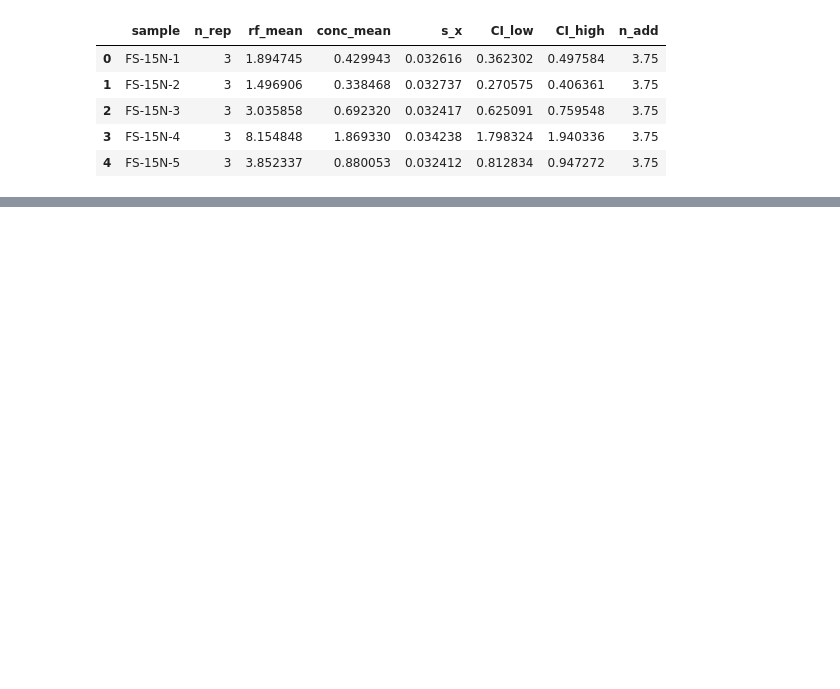
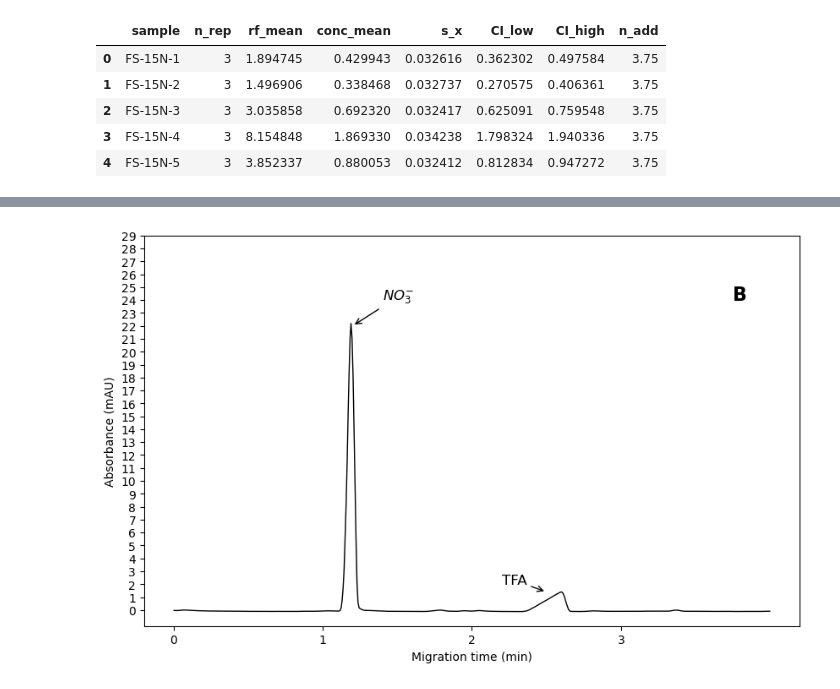
Before and after one commit to plashmore/nitrate_ce, a Jupyter notebook: 03-statistical_analysis/02-plots.ipynb, the cells around one changed output, grey strips where cells are left out. Cells and saved outputs as stored; diff of their text form; code cells hidden in the pictures; blank space fills up the shorter version.

```diff
--- a/03-statistical_analysis/02-plots.ipynb
+++ b/03-statistical_analysis/02-plots.ipynb
@@ -380,0 +227,17 @@ Quadratic exp AIC: -35.24572836707659
+# %%
+#Plot of sample
+
+plt.figure(figsize=(10,6))
+plt.plot(samp_x,samp_y,color='black',linewidth=1)
+plt.xticks(range(0,4))
+plt.yticks(range(0,30))
+plt.xlabel("Migration time (min)")
+plt.ylabel("Absorbance (mAU)")
+plt.text(3.75,24,"B",weight='bold',fontsize=16)
+plt.annotate(r'$NO_{3}^{-}$',xy=(1.2,22),xytext=(1.4,24),fontsize=12,arrowprops=dict(arrowstyle='->'))
+plt.annotate('TFA',xy=(2.5,1.4),xytext=(2.2,2.0),fontsize=12,arrowprops=dict(arrowstyle='->'))
+plt.savefig('samp_trace.svg',format="svg",bbox_inches="tight")
+plt.savefig('samp_trace.tiff',format="tiff",bbox_inches="tight",dpi=300)
+plt.show()
+# %% [output]
+[figure, added]
```
Also changed, not shown: parts of 37 cells of this notebook, 4 other files.
